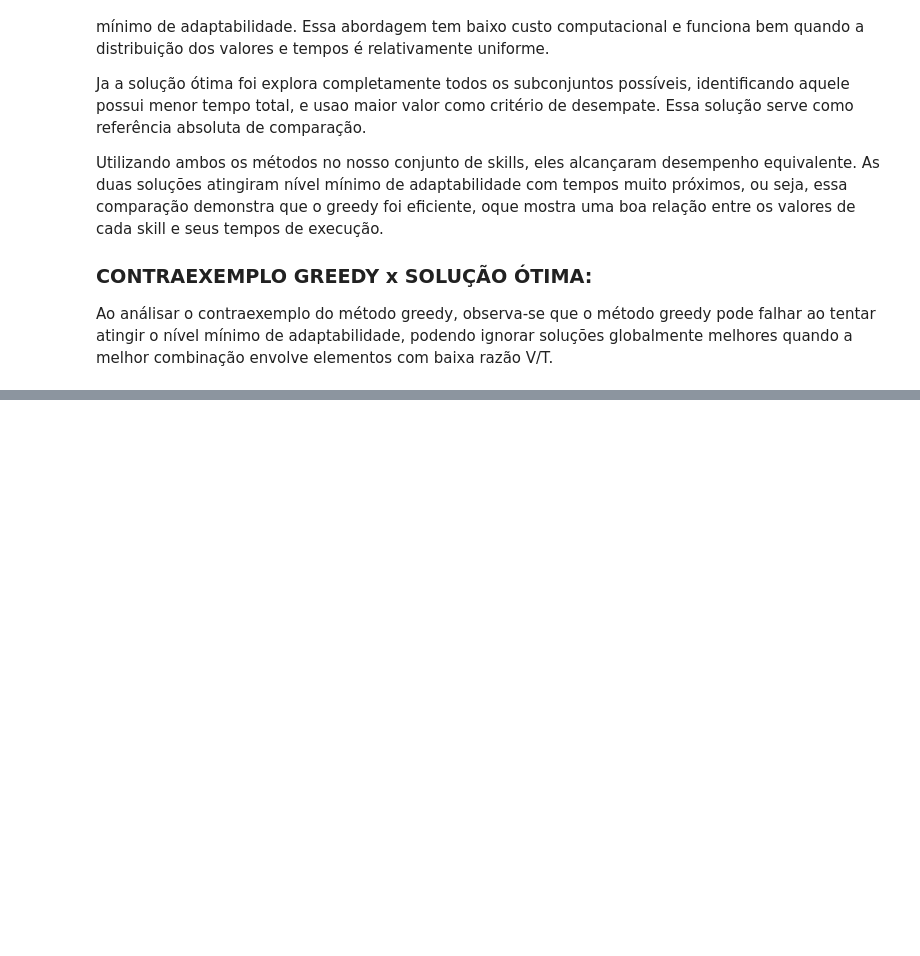
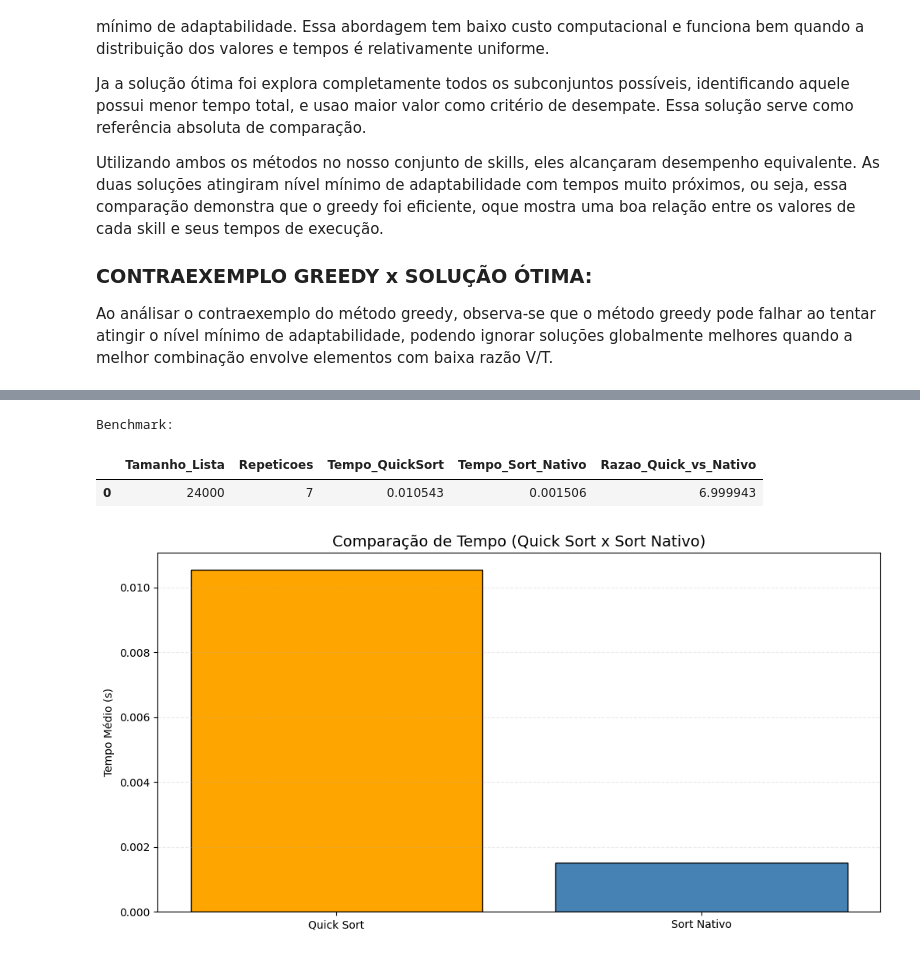
Before and after one commit to yRaffa/GS-2025-2_DynamicProgrramming, a Jupyter notebook: relatorio.ipynb, the cells around one changed output, grey strips where cells are left out. Cells and saved outputs as stored; diff of their text form; code cells hidden in the pictures; blank space fills up the shorter version.

Commit message:
DESAFIO 04

```diff
--- a/relatorio.ipynb
+++ b/relatorio.ipynb
@@ -312,2 +316,21 @@ Ao análisar o contraexemplo do método greedy, observa-se que o método greedy
 
 **🎯 OBJETIVO:** Ordenar as 12 habilidades por Complexidade C usando Merge Sort ou Quick Sort implementado por você. Dividir o resultado em Sprint A (1–6) e Sprint B (7–12).
+# %%
+resultado_d4 = executarDesafio4(reverse=False, mult_benchmark=2000, repeticoes_benchmark=7)
+
+# DataFrame da trilha ordenada por complexidade
+ordenadas = resultado_d4['Ordenadas_Por_Complexidade']
+df_trilha = pd.DataFrame(
+    [
+        {'ID': sid,
+         'Nome': info.get('Nome'),
+         'Complexidade': info['Complexidade'],
+         'Tempo': info['Tempo'],
+         'Valor': info['Valor'],
+         'PreRequisito': info.get('PreRequisito', [])}
+        for sid, info in ordenadas
+    ]
+)
+
+print('Trilha Ordenada por Complexidade:')
+df_trilha
@@ -313,0 +390,23 @@ Ao análisar o contraexemplo do método greedy, observa-se que o método greedy
+# %%
+bench = resultado_d4['Benchmark']
+df_benchmark = pd.DataFrame([bench])
+print('Benchmark:')
+df_benchmark
+# %% [output]
+Benchmark:
+|  | Tamanho_Lista | Repeticoes | Tempo_QuickSort | Tempo_Sort_Nativo | Razao_Quick_vs_Nativo |
+| 0 | 24000 | 7 | 0.010543 | 0.001506 | 6.999943 |
+# %%
+# Gráfico de barras do benchmark
+df = df_benchmark
+plt.figure(figsize=(12,6))
+plt.bar(['Quick Sort', 'Sort Nativo'],
+        [df['Tempo_QuickSort'][0], df['Tempo_Sort_Nativo'][0]],
+        color=['orange', 'steelblue'],
+        edgecolor='black')
+plt.title('Comparação de Tempo (Quick Sort x Sort Nativo)', fontsize=14)
+plt.ylabel('Tempo Médio (s)')
+plt.grid(axis='y', linestyle='--', alpha=0.25)
+plt.show()
+# %% [output]
+[figure, added]
```
Also changed, not shown: parts of 9 cells of this notebook, 5 other files.
